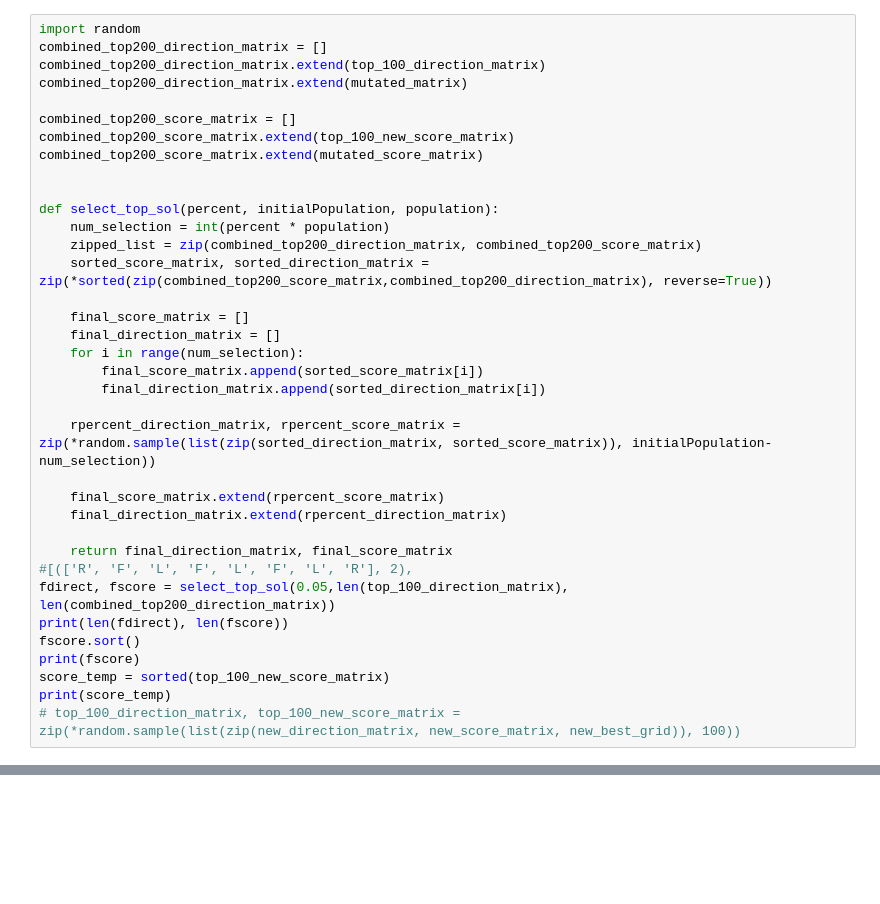
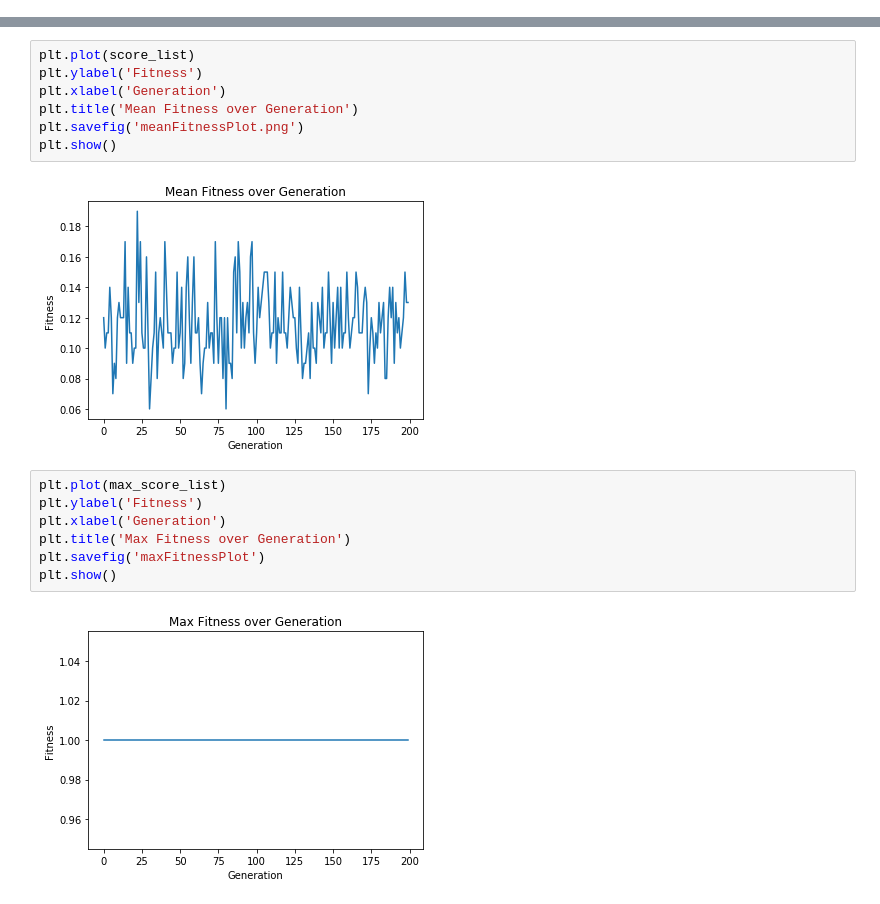
Before and after one commit to ivanzud/Bioinformatics-Hw2, a Jupyter notebook: HW2 Project.ipynb, the cells around one changed output, grey strips where cells are left out. Saved outputs shown, nothing was run; the diff lists cells and outputs as text; blank space fills up the shorter version.

```diff
--- a/HW2 Project.ipynb
+++ b/HW2 Project.ipynb
@@ -883,36 +480,0 @@ def checkLegal(mut_list, protein):
-# %%
-import random
-combined_top200_direction_matrix = []
-combined_top200_direction_matrix.extend(top_100_direction_matrix)
-combined_top200_direction_matrix.extend(mutated_matrix)
-
-combined_top200_score_matrix = []
-combined_top200_score_matrix.extend(top_100_new_score_matrix)
-combined_top200_score_matrix.extend(mutated_score_matrix)
-
-
-def select_top_sol(percent, initialPopulation, population):
-    num_selection = int(percent * population)
-    zipped_list = zip(combined_top200_direction_matrix, combined_top200_score_matrix)
-    sorted_score_matrix, sorted_direction_matrix = zip(*sorted(zip(combined_top200_score_matrix,combined_top200_direction_matrix), reverse=True))
-
-    final_score_matrix = []
-    final_direction_matrix = []
-    for i in range(num_selection):
-        final_score_matrix.append(sorted_score_matrix[i])
-        final_direction_matrix.append(sorted_direction_matrix[i])
-
-    rpercent_direction_matrix, rpercent_score_matrix = zip(*random.sample(list(zip(sorted_direction_matrix, sorted_score_matrix)), initialPopulation-num_selection))
-
-    final_score_matrix.extend(rpercent_score_matrix)
-    final_direction_matrix.extend(rpercent_direction_matrix)
-
-    return final_direction_matrix, final_score_matrix
-#[(['R', 'F', 'L', 'F', 'L', 'F', 'L', 'R'], 2),
-fdirect, fscore = select_top_sol(0.05,len(top_100_direction_matrix), len(combined_top200_direction_matrix))
-print(len(fdirect), len(fscore))
-fscore.sort()
-print(fscore)
-score_temp = sorted(top_100_new_score_matrix)
-print(score_temp)
-# top_100_direction_matrix, top_100_new_score_matrix = zip(*random.sample(list(zip(new_direction_matrix, new_score_matrix, new_best_grid)), 100))
@@ -924,0 +558,18 @@ random.choice(['F','L','R'])
+# %%
+plt.plot(score_list)
+plt.ylabel('Fitness')
+plt.xlabel('Generation')
+plt.title('Mean Fitness over Generation')
+plt.savefig('meanFitnessPlot.png')
+plt.show()
+# %% [output]
+[figure, added]
+# %%
+plt.plot(max_score_list)
+plt.ylabel('Fitness')
+plt.xlabel('Generation')
+plt.title('Max Fitness over Generation')
+plt.savefig('maxFitnessPlot')
+plt.show()
+# %% [output]
+[figure, added]
```
Also changed, not shown: parts of 28 cells of this notebook, 7 other files.
